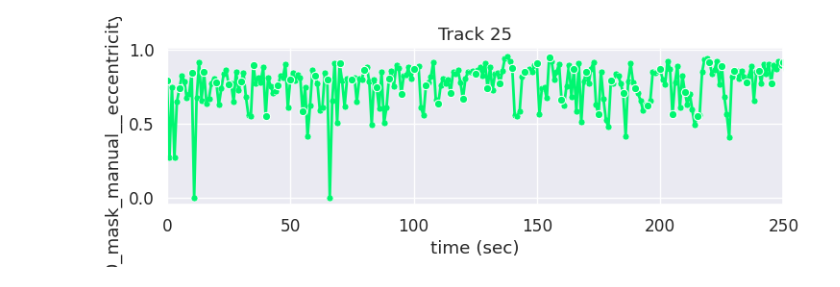
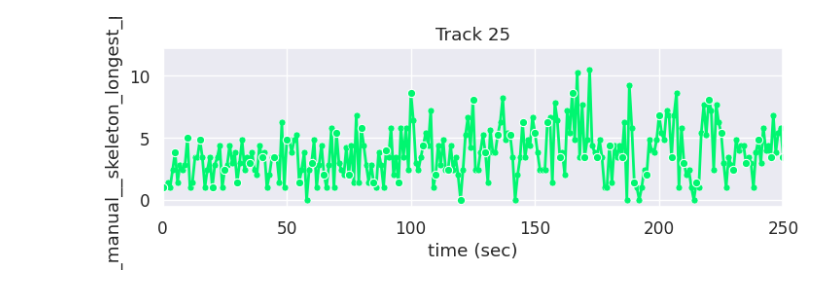
Before and after one commit to timstasevich/croparray, a Jupyter notebook: notebooks/Translation_Stalling_Quantification.ipynb, the cells around one changed output. Saved outputs shown, nothing was run; the diff lists cells and outputs as text; code cells hidden in the pictures.

Commit message:
notebooks/Translation_Stalling_Quantification.ipynb with mask skeleton length measurements

```diff
--- a/notebooks/Translation_Stalling_Quantification.ipynb
+++ b/notebooks/Translation_Stalling_Quantification.ipynb
@@ -5,7 +4,6 @@ ca1 = ca.open_croparray("/mnt/tsnas2/galindo/1_Imaging_Data/2_Comparing_Translat
 # %%
 import croparray as ca
 ca2 = ca.open_croparray(
-    "/mnt/tsnas2/galindo/1_Imaging_Data/2_Comparing_Translation_methods/12xST_KDM5B/XBP1/WT_XBP1/20251217_FCS/WT/DataAnalysis/Cell01.nc", as_object=True
-)
+    "/mnt/tsnas2/galindo/1_Imaging_Data/2_Comparing_Translation_methods/12xST_KDM5B/XBP1/WT_XBP1/20251217_FCS/WT/DataAnalysis/Cell01.nc", as_object=True)
 # %%
 import croparray as ca
@@ -126,4 +52,4 @@ WARNING: could not determine DPI
-# %%
-ta2.tplot.plot_track_signal_traces(var="ch0_mask_manual__eccentricity",track_ids=[25],xlim=(0,250),rgb=(1,1,1))
-# %% [output]
-[figure, removed]
+# %%
+ta2.tplot.plot_track_signal_traces(var="ch0_mask_manual__skeleton_longest_path_px",track_ids=[25],xlim=(0,250),rgb=(1,1,1))
+# %% [output]
+[figure, added]
```
Also changed, not shown: parts of 17 cells of this notebook.
